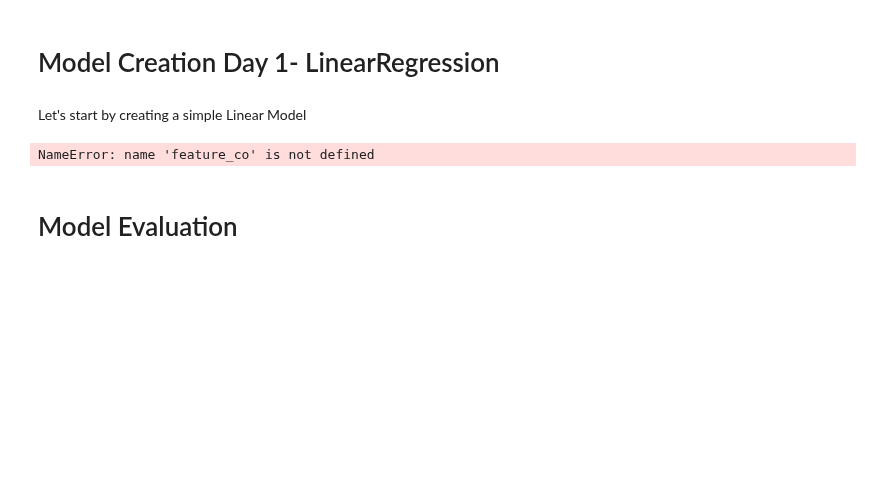
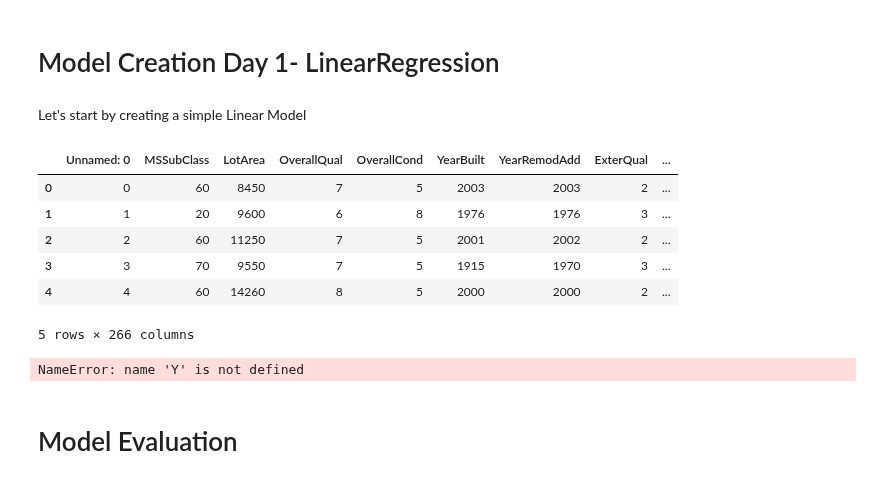
Before and after one commit to SUSA-org/Fall-2018-Career-Exploration, a Jupyter notebook: Lectures/Lecture8/data-Copy1.ipynb, the cells around one changed output. Saved outputs shown, nothing was run; the diff lists cells and outputs as text; code cells hidden in the pictures; blank space fills up the shorter version.

```diff
--- a/Lectures/Lecture8/data-Copy1.ipynb
+++ b/Lectures/Lecture8/data-Copy1.ipynb
@@ -926,4 +874,8 @@ Next, we'll go over modelling with the data.
 # Preprocessing
 # %% [markdown]
 One may notice that the Sales Prices have an extremely wide range of values. One way to make these easier to deal with is to log transform the sales prices.
+# %%
+train_cleaned = pd.read_csv('DATA/train_cleaned.csv')
+one_hot = pd.get_dummies(train_cleaned)
+preprocessing_test = pd.get_dummies(train_cleaned)
 # %%
@@ -1074,33 +927,13 @@ We could add our OneHot encoded columns to our dataframe, or we could simply cho
 # Model Creation Day 1- LinearRegression
 # %% [markdown]
 Let's start by creating a simple Linear Model
-# %%
-from sklearn.linear_model import LinearRegression
-def get_features(data, col_list, y_name):
-    """
-    Function to return a numpy matrix of pandas dataframe features, given k column names and a single y column
-    Outputs X, a n X k dimensional numpy matrix, and Y, an n X 1 dimensional numpy matrix.
-    This is not a smart function - although it does drop rows with NA values. It might break.
-
-    data(DataFrame): e.g. train, clean
-    col_list(list): list of columns to extract data from
-    y_name(string): name of the column you to treat as the y column
-
-    Ideally returns one np.array of shape (len(data), len(col_list)), and one of shape (len(data), len(col_list))
-    """
-
-    # keep track of numpy values
-    feature_matrix = data[col_list + [y_name]].dropna().values
-    return feature_matrix[:, :-1], feature_matrix[:, -1]
-
-# Initialize our linear regression model
-first_model = LinearRegression()
-
-# X is a matrix of inputs, Y is the variable we are trying to learn
-feature_cols = ['LotArea', 'Excellent ExterQual', 'OverallCond', 'BsmtFinSF1', 'MasVnrArea']
-X, Y = get_features(pd.get_dummies(clean[features]).dropna(), feature_co, 'SalePrice')
-
-# Fit the model to the data
-first_model.fit(X, Y)
-# %% [output]
-NameError: name 'feature_co' is not defined
+# %%
+one_hot.head()
+# %% [output]
+|  | Unnamed: 0 | MSSubClass | LotArea | OverallQual | OverallCond | YearBuilt | YearRemodAdd | ExterQual | ... |
+| 0 | 0 | 60 | 8450 | 7 | 5 | 2003 | 2003 | 2 | ... |
+| 1 | 1 | 20 | 9600 | 6 | 8 | 1976 | 1976 | 3 | ... |
+| 2 | 2 | 60 | 11250 | 7 | 5 | 2001 | 2002 | 2 | ... |
+| 3 | 3 | 70 | 9550 | 7 | 5 | 1915 | 1970 | 3 | ... |
+| 4 | 4 | 60 | 14260 | 8 | 5 | 2000 | 2000 | 2 | ... |
+5 rows × 266 columns
@@ -1107,3 +950,8 @@ NameError: name 'feature_co' is not defined
+# %%
+# Fit the model to the data
+first_model.fit(X, Y)
+# %% [output]
+NameError: name 'Y' is not defined
 # %% [markdown]
 # Model Evaluation
 # %%
```
Also changed, not shown: parts of 40 cells of this notebook, 3 other files.
